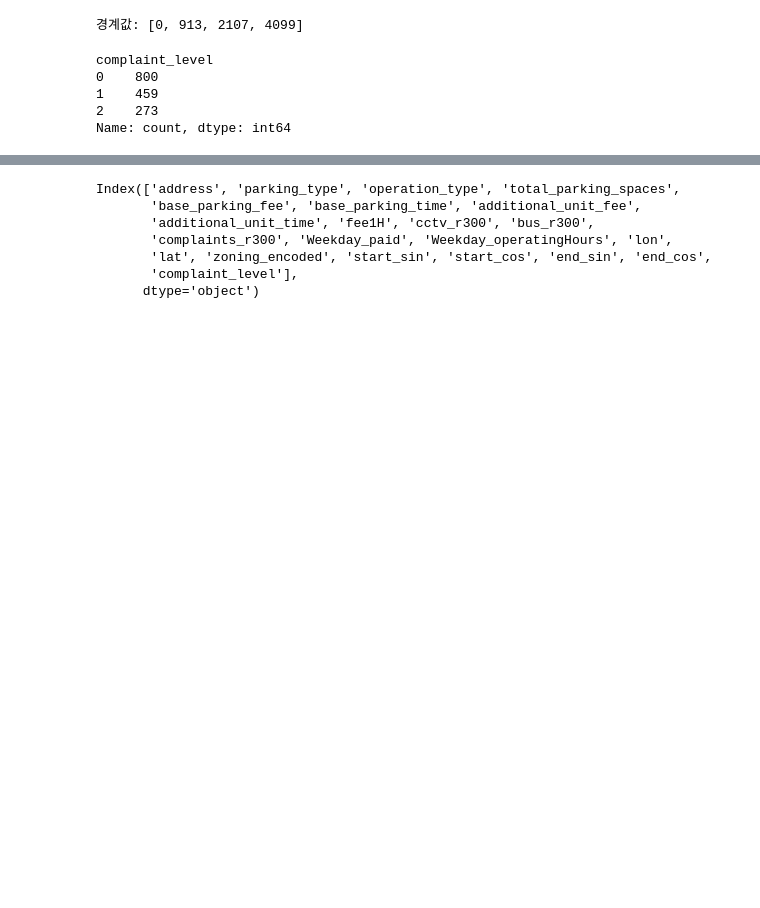
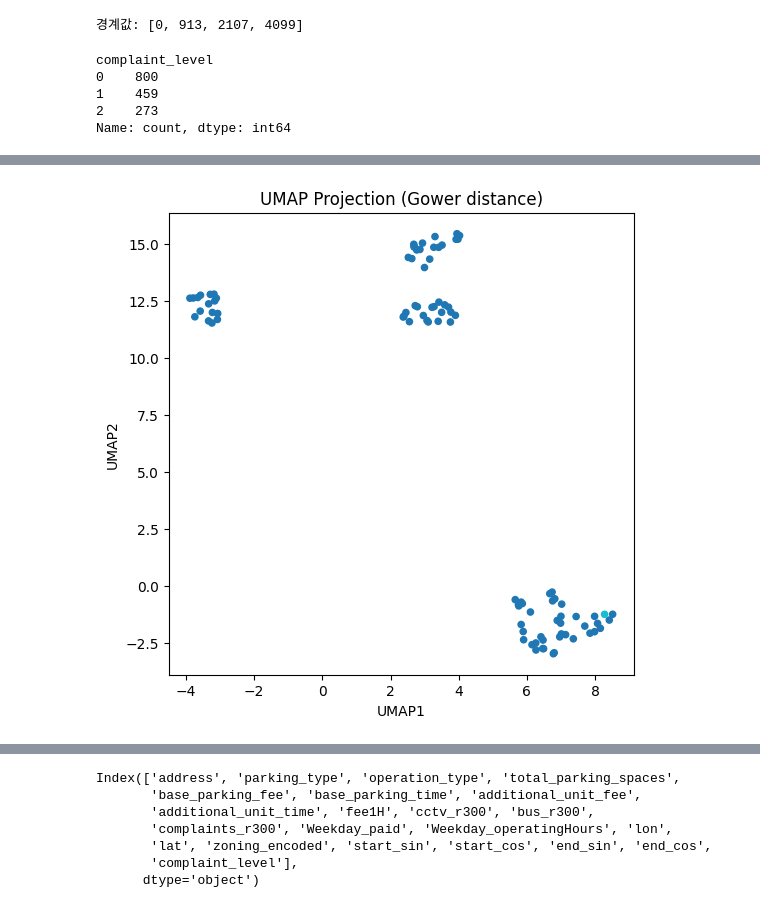
Before and after one commit to vxlmlxv/20251R0136COSE47101, a Jupyter notebook: randomforest_dong.ipynb, the cells around one changed output, grey strips where cells are left out. Saved outputs shown, nothing was run; the diff lists cells and outputs as text; code cells hidden in the pictures; blank space fills up the shorter version.

```diff
--- a/randomforest_dong.ipynb
+++ b/randomforest_dong.ipynb
@@ -137,0 +183,67 @@ TypeError: ufunc 'divide' not supported for the input types, and the inputs coul
+# %%
+## test ..
+
+from gower import gower_matrix
+from scipy.cluster.hierarchy import linkage, fcluster, dendrogram
+import matplotlib.pyplot as plt
+
+# ─── 1) 이상치(outliers) 그룹 복사 ──────────────────────────────────────────
+df_out = outliers.copy()
+
+df_out["Weekday_paid"] = df_out["Weekday_paid"].map({"Y":1, "N":0})
+
+# ─── 2) 분석에 사용할 피처 리스트 정의 ───────────────────────────────────────
+features = [
+    "total_parking_spaces",
+    "fee1H",
+    "cctv_r300",
+    "bus_r300",
+    "Weekday_operatingHours"
+]
+
+df_mix = df_out[features]
+
+# 2) Gower 거리 계산 (N×N 행렬)
+D = gower_matrix(df_mix)
+
+# 3) 계층적 군집화 (average linkage)
+Z = linkage(D, method="average")
+'''plt.figure(figsize=(8,4))
+dendrogram(Z, no_labels=True, color_threshold=0.5*max(Z[:,2]))
+plt.show()'''
+
+# 4) 군집 수 정해서 레이블 부여
+k = 2
+df_out["subcluster"] = fcluster(Z, k, criterion="maxclust")
+
+# umap-learn 설치가 안 되어 있다면 (터미널 또는 노트북에서):
+# !pip install umap-learn gower
+
+# 올바른 임포트
+from umap.umap_ import UMAP
+from gower import gower_matrix
+import matplotlib.pyplot as plt
+
+# 혼합형 변수 DataFrame(df_mix) 준비
+# 예: df_mix = df_out[feats]
+
+# 1) Gower 거리 계산
+D = gower_matrix(df_mix)
+
+# 2) UMAP 임베딩 (precomputed 거리 매트릭스 사용)
+reducer = UMAP(metric="precomputed", random_state=42)
+embedding = reducer.fit_transform(D)
+
+# 3) 결과 시각화
+plt.figure(figsize=(6,6))
+plt.scatter(
+    embedding[:,0], embedding[:,1],
+    c=df_out["subcluster"],  # 또는 kp_cluster, dbscan_cluster 등
+    cmap="tab10", s=20
+)
+plt.title("UMAP Projection (Gower distance)")
+plt.xlabel("UMAP1")
+plt.ylabel("UMAP2")
+plt.show()
+# %% [output]
+[figure, added]
```
Also changed, not shown: parts of 7 cells of this notebook.
